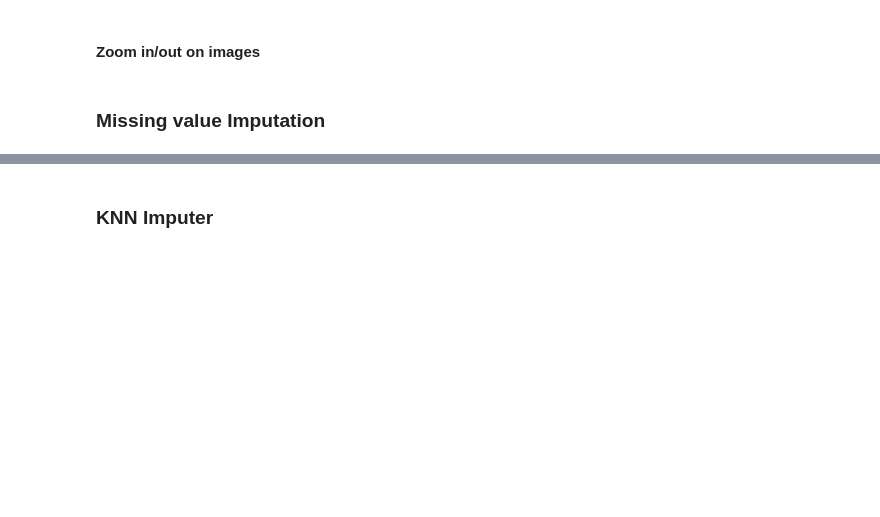
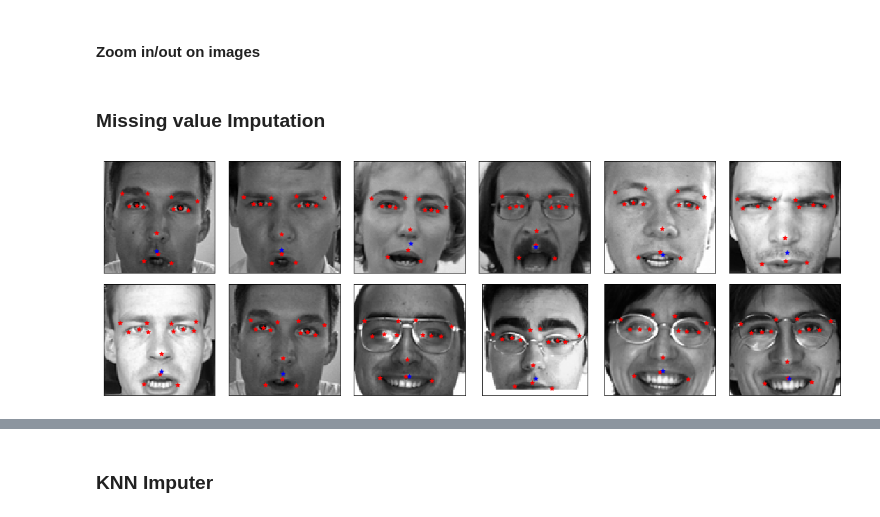
Before and after one commit to MadhuAtBerkeley/w207_Project, a Jupyter notebook: source/w207_eda.ipynb, the cells around one changed output, grey strips where cells are left out. Cells and saved outputs as stored; diff of their text form; code cells hidden in the pictures; blank space fills up the shorter version.

```diff
--- a/source/w207_eda.ipynb
+++ b/source/w207_eda.ipynb
@@ -374,7 +375,9 @@ view_img(resized,get_facial_keypoints(y_train,5))
 # %%
 bad_bottom_lip = [210, 350, 499, 512, 810, 839, 895, 1058, 1194,1230, 1245, 1546, 1548]
 
-visualize_labels(bad_bottom_lip)
+visualize_labels(x_train, y_train, bad_bottom_lip)
+# %% [output]
+[figure, added]
 # %%
 for sample in bad_bottom_lip:
     y_train[sample][29] = 94
```
Also changed, not shown: parts of 17 cells of this notebook.
